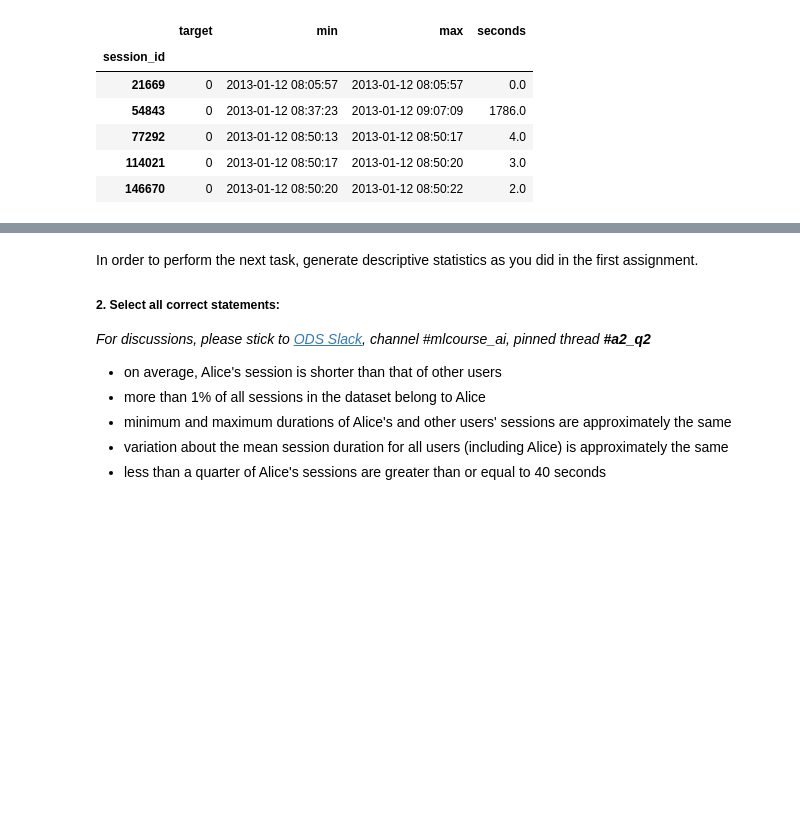
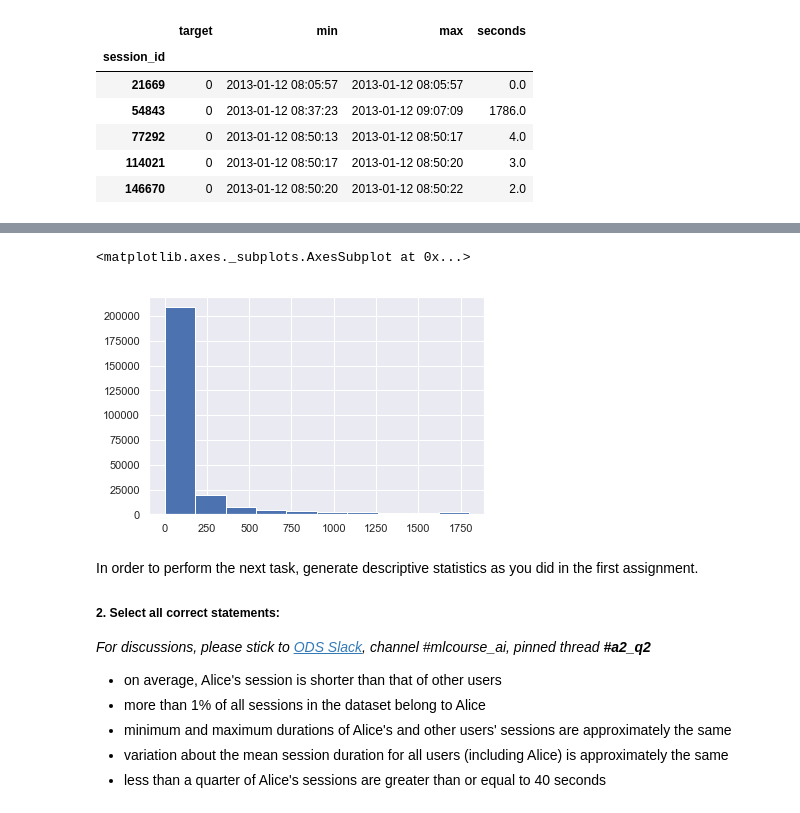
Before and after one commit to sitask/Spring2019_mlcourse.ai, a Jupyter notebook: assgn_2_alice.ipynb, the cells around one changed output, grey strips where cells are left out. Saved outputs shown, nothing was run; the diff lists cells and outputs as text; code cells hidden in the pictures; blank space fills up the shorter version.

```diff
--- a/assgn_2_alice.ipynb
+++ b/assgn_2_alice.ipynb
@@ -199,3 +211,8 @@ time_df.head()
+# %%
+time_df['seconds'].hist()
+# %% [output]
+<matplotlib.axes._subplots.AxesSubplot at 0x...>
+[figure, added]
 # %% [markdown]
 In order to perform the next task, generate descriptive statistics as you did in the first assignment.
 
```
Also changed, not shown: parts of 56 cells of this notebook, 1 other file.
